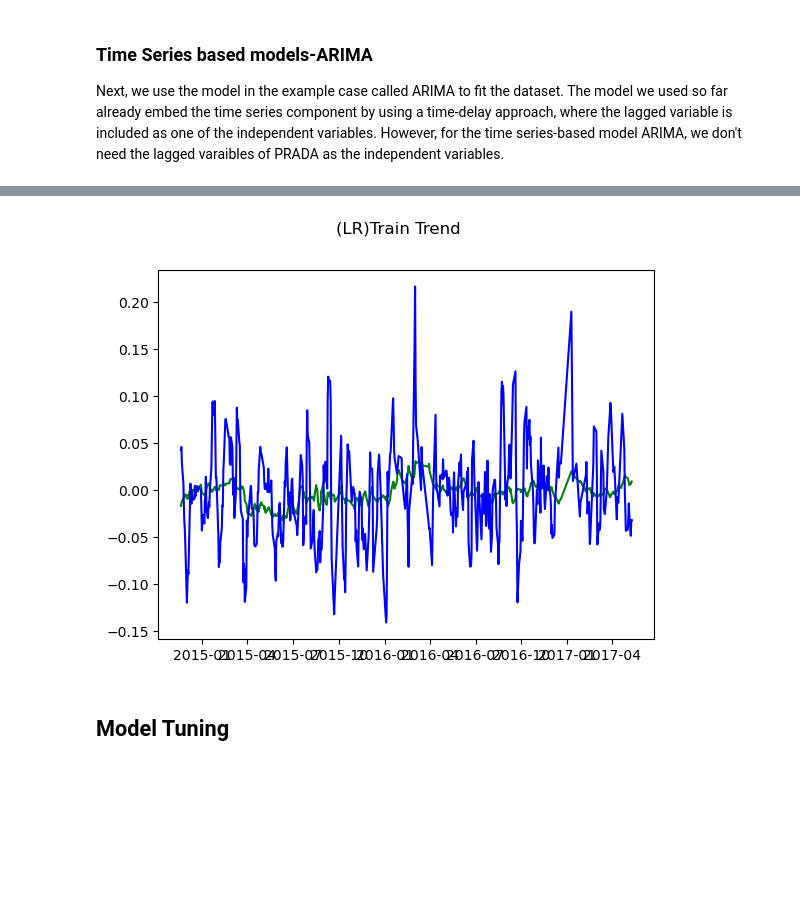
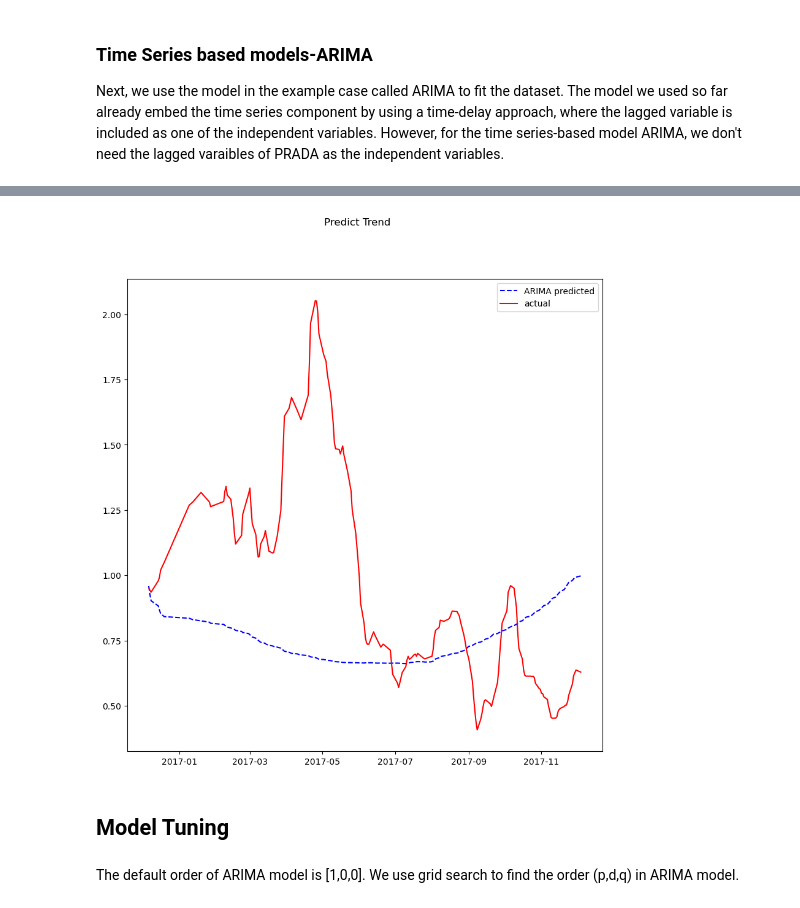
Before and after one commit to cmgun/ML-practice, a Jupyter notebook: game/HKPrada/homework.ipynb, the cells around one changed output, grey strips where cells are left out. Saved outputs shown, nothing was run; the diff lists cells and outputs as text; code cells hidden in the pictures; blank space fills up the shorter version.

```diff
--- a/game/HKPrada/homework.ipynb
+++ b/game/HKPrada/homework.ipynb
@@ -517,14 +501,18 @@ pyplot.show()
-# %%
-# Y_train, model_fit.fittedvalues
-fig = pyplot.figure()
-fig.suptitle('(LR)Train Trend')
-# predict
-pyplot.plot(Y_train.index, train_predicts[0], color='green')
-pyplot.plot(Y_train.index, Y_train['PRADA_pred'], color='blue')
-# Y_test
-pyplot.show()
-# %% [output]
-[figure, removed]
+# %%
+# predict trend
+fig = pyplot.figure(figsize=(10, 10))
+fig.suptitle('Predict Trend')
+# predict
+pyplot.plot(Y_test.index, np.exp(predicted).cumprod(), 'b--', label='ARIMA predicted')
+# pyplot.plot(Y_test.index, np.exp(test_predicts[0]).cumprod(), 'g--', label='LR predicted')
+pyplot.plot(Y_test.index, np.exp(Y_test['PRADA_pred']).cumprod(), 'r', label='actual')
+pyplot.legend()
+# Y_test
+pyplot.show()
+# %% [output]
+[figure, new version]
 # %% [markdown]
 <a id='d'></a>
 ## Model Tuning
+# %% [markdown]
+The default order of ARIMA model is [1,0,0]. We use grid search to find the order (p,d,q) in ARIMA model.
```
Also changed, not shown: parts of 17 cells of this notebook.
